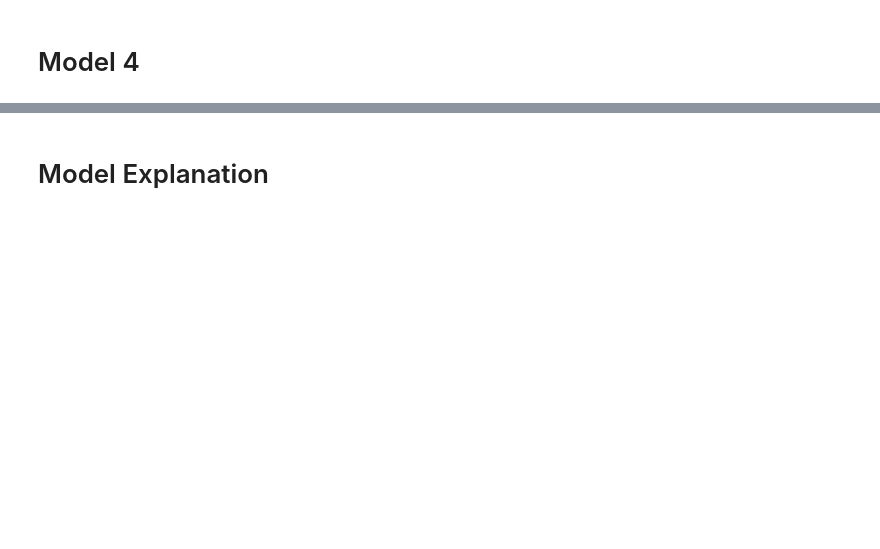
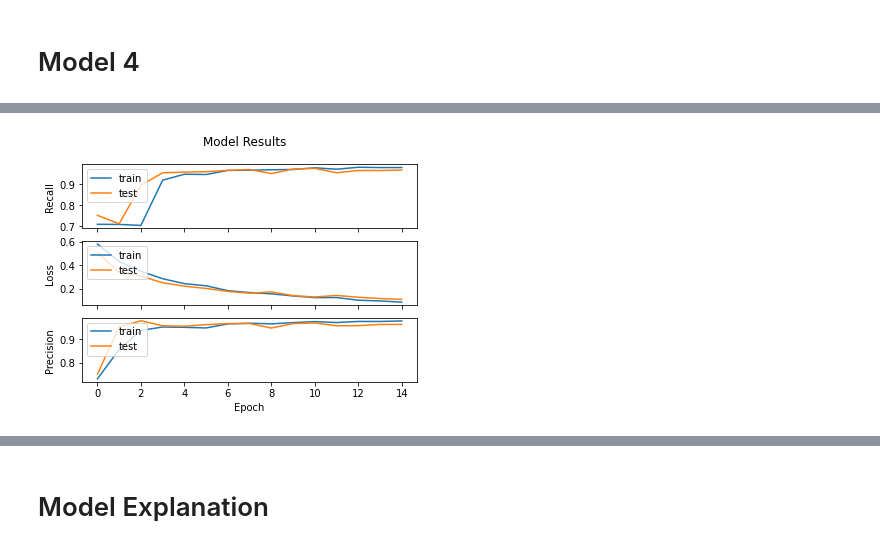
Before and after one commit to edgarbarr1/image-classification-neural-network, a Jupyter notebook: notebook/image-classification-notebook.ipynb, the cells around one changed output, grey strips where cells are left out. Cells and saved outputs as stored; diff of their text form; code cells hidden in the pictures; blank space fills up the shorter version.

```diff
--- a/notebook/image-classification-notebook.ipynb
+++ b/notebook/image-classification-notebook.ipynb
@@ -452,9 +551,12 @@ model_4 = Sequential()
 model_4.add(Conv2D(128, kernel_size = 5, activation = 'relu', padding = 'same', input_shape = (100,100,1)))
 model_4.add(Dense(64, activation = 'tanh'))
 model_4.add(MaxPooling2D(4,4))
+model_4.add(Conv2D(64, kernel_size = 4, activation = 'relu'))
+model_4.add(MaxPooling2D(4,4))
+model_4.add(Dropout(.20))
 model_4.add(Flatten())
-model_4.add(Dense(32, activation = 'relu'))
-model_4.add(Dense(16, activation = 'sigmoid'))
+model_4.add(Dense(64, activation = 'relu'))
+model_4.add(Dense(16, activation = 'relu'))
 model_4.add(Dense(8, activation = 'tanh'))
 model_4.add(Dense(2, activation = 'sigmoid'))
 # %%
@@ -473,5 +611,7 @@ print('Minutes: {}'.format((end-start)/60))
 # %%
-visualize_training_results(history_model_4, 4)
+visualize_training_results(history_model_4, 5)
+# %% [output]
+[figure, added]
 # %%
 results_train = model_4.evaluate(X_train, y_train)
 results_test = model_4.evaluate(X_test, y_test)
```
Also changed, not shown: parts of 47 cells of this notebook, 1 other file.
